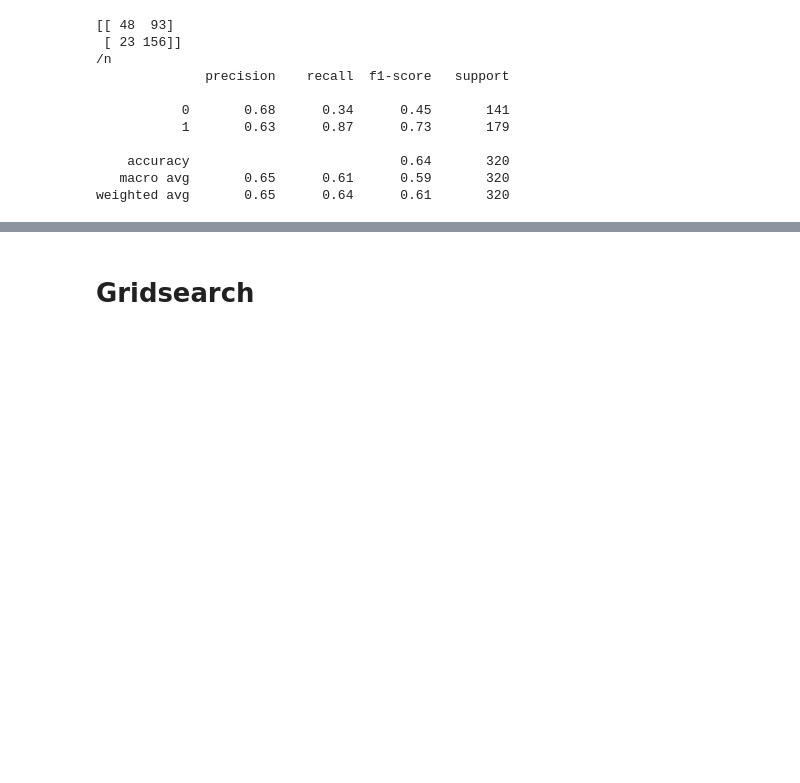
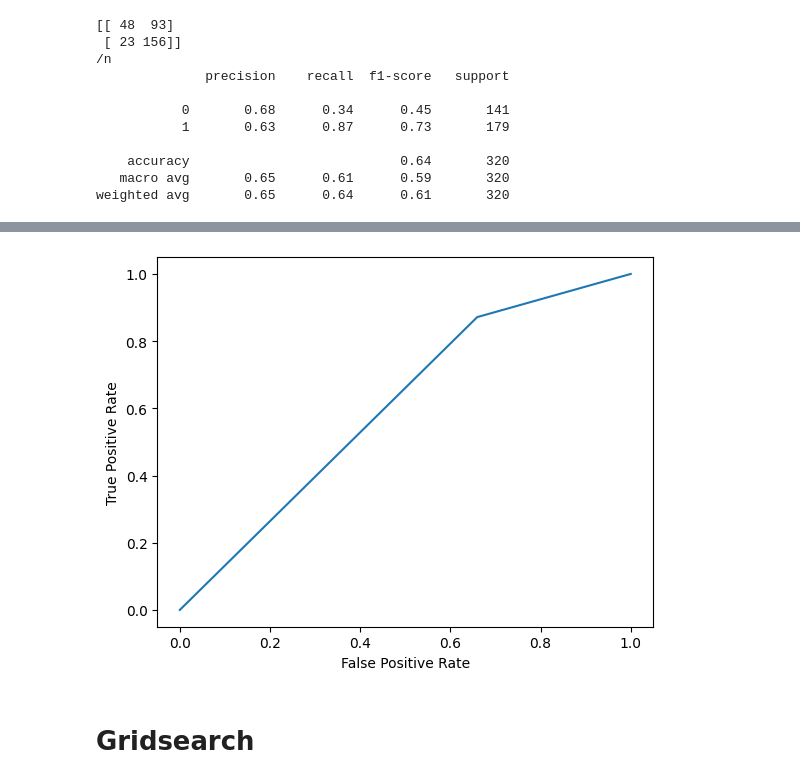
Before and after one commit to Vukhacson/WineQuality, a Jupyter notebook: SMSmall/lhieu_SupportVectorMachine.ipynb, the cells around one changed output, grey strips where cells are left out. Drawn from its saved outputs; the diff is of its cells as text; code cells hidden in the pictures; blank space fills up the shorter version.

```diff
--- a/SMSmall/lhieu_SupportVectorMachine.ipynb
+++ b/SMSmall/lhieu_SupportVectorMachine.ipynb
@@ -154,3 +220,15 @@ weighted avg       0.65      0.64      0.61       320
+# %%
+#ROC with normalize data
+from sklearn import metrics
+fpr, tpr, _ = metrics.roc_curve(y_test, predictions, pos_label=model.classes_[1])
+roc_display = metrics.RocCurveDisplay(fpr=fpr, tpr=tpr).plot()
+Accuracy = accuracy_score(y_test,predictions)
+Precision = metrics.precision_score(y_test, predictions)
+F1_score = metrics.f1_score(y_test, predictions)
+d1 = {"Model": "No scaler", "Accuracy": Accuracy, "Precision": Precision , "F1_score": F1_score}
+df1 = pd.DataFrame(d1, index ={1})
+# %% [output]
+[figure, added]
 # %% [markdown]
 # Gridsearch
 # %% [markdown]
```
Also changed, not shown: parts of 36 cells of this notebook.
